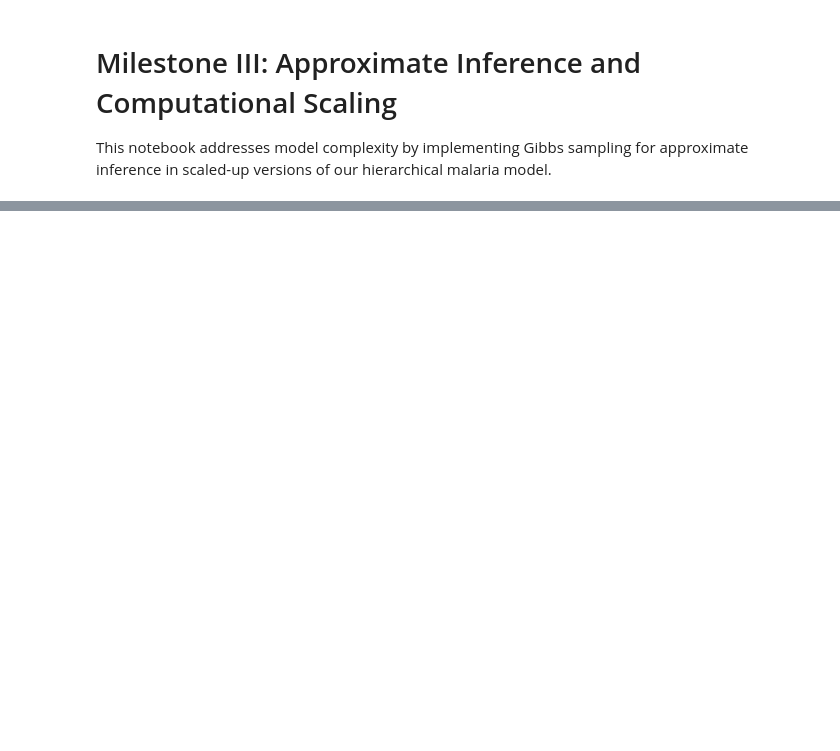
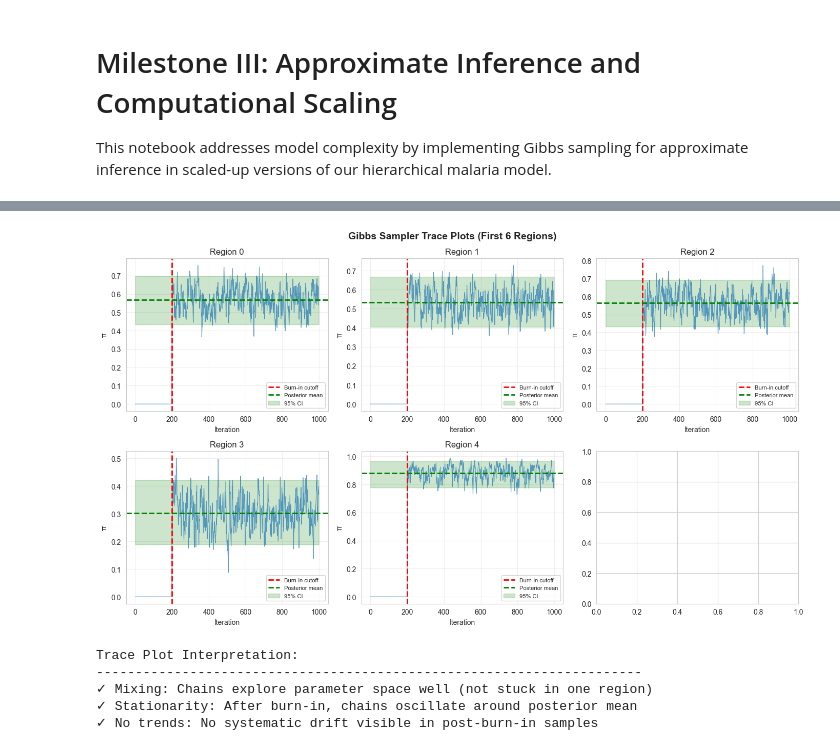
Before and after one commit to 333ihab/Malaria-detection-Bayesian-Inference, a Jupyter notebook: notebooks/03_gibbs_sampler.ipynb, the cells around one changed output, grey strips where cells are left out. Drawn from its saved outputs; the diff is of its cells as text; code cells hidden in the pictures; blank space fills up the shorter version.

```diff
--- a/notebooks/03_gibbs_sampler.ipynb
+++ b/notebooks/03_gibbs_sampler.ipynb
@@ -149,0 +274,4 @@ Region 9: posterior mean π = 0.463
+# %%
+# Run Gibbs sampler on the full synthetic dataset
+sampler = GibbsSampler(df, mu_0, sigma_0, mu_1, sigma_1, alpha_hyper, beta_hyper)
+results = sampler.sample(n_samples=1000, burn_in=200, verbose=True)
@@ -149,0 +325,38 @@ Region 9: posterior mean π = 0.463
+# %%
+# Convergence diagnostics: Trace plots
+fig, axes = plt.subplots(2, 3, figsize=(14, 8))
+fig.suptitle('Gibbs Sampler Trace Plots (First 6 Regions)', fontsize=14, fontweight='bold')
+
+burn_in = results['burn_in']
+for i, r in enumerate(regions[:6]):
+    ax = axes[i // 3, i % 3]
+
+    # Full trace (including burn-in)
+    full_trace = np.concatenate([np.zeros(burn_in), pi_samples[:, i]])
+    ax.plot(full_trace, alpha=0.7, linewidth=0.8)
+    ax.axvline(burn_in, color='red', linestyle='--', linewidth=2, label='Burn-in cutoff')
+    ax.axhline(pi_means[i], color='green', linestyle='--', linewidth=2, label='Posterior mean')
+    ax.fill_between(range(len(full_trace)), pi_ci_low[i], pi_ci_high[i],
+                     alpha=0.2, color='green', label='95% CI')
+
+    ax.set_xlabel('Iteration')
+    ax.set_ylabel('π')
+    ax.set_title(f'Region {r}')
+    ax.legend(fontsize=8)
+    ax.grid(True, alpha=0.3)
+
+plt.tight_layout()
+plt.show()
+
+print("\nTrace Plot Interpretation:")
+print("-" * 70)
+print("✓ Mixing: Chains explore parameter space well (not stuck in one region)")
+print("✓ Stationarity: After burn-in, chains oscillate around posterior mean")
+print("✓ No trends: No systematic drift visible in post-burn-in samples")
+# %% [output]
+[figure, added]
+Trace Plot Interpretation:
+----------------------------------------------------------------------
+✓ Mixing: Chains explore parameter space well (not stuck in one region)
+✓ Stationarity: After burn-in, chains oscillate around posterior mean
+✓ No trends: No systematic drift visible in post-burn-in samples
```
Also changed, not shown: parts of 20 cells of this notebook, 1 other file.
